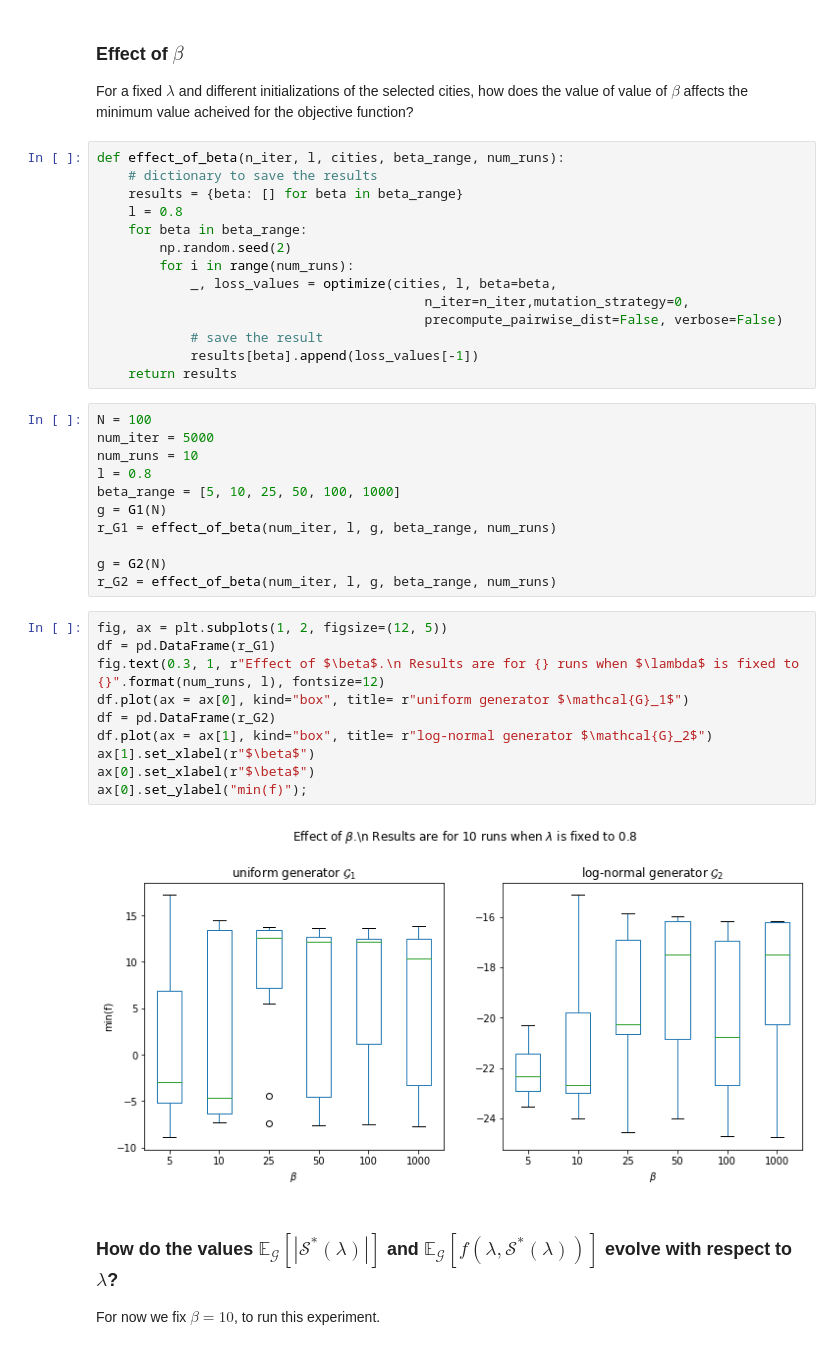
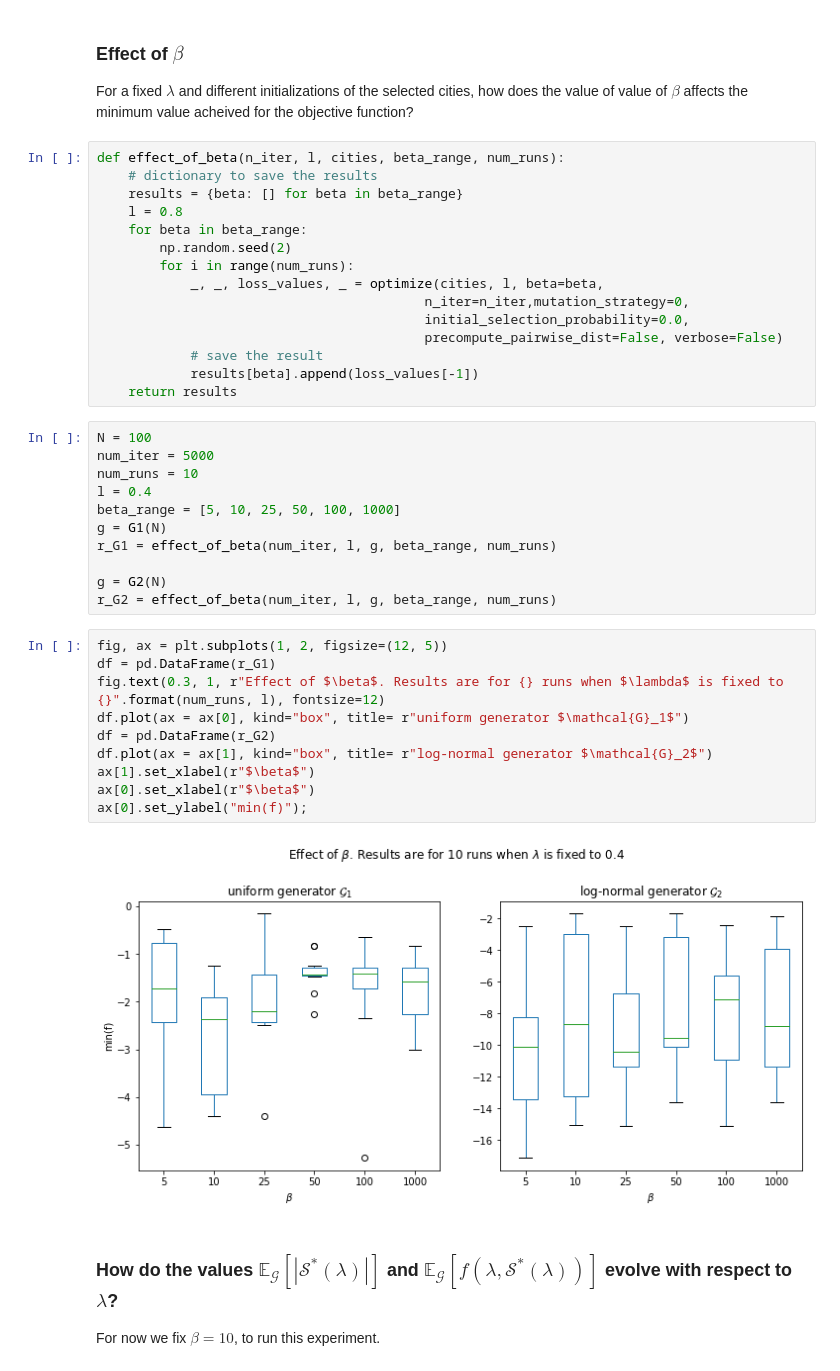
Before and after one commit to ahmadajal/MCAA_project_ADH, a Jupyter notebook: Stats & Viz.ipynb, the cells around one changed output. Cells and saved outputs as stored; diff of their text form.

```diff
--- a/Stats & Viz.ipynb
+++ b/Stats & Viz.ipynb
@@ -30,8 +29,9 @@ def effect_of_beta(n_iter, l, cities, beta_range, num_runs):
     for beta in beta_range:
         np.random.seed(2)
         for i in range(num_runs):
-            _, loss_values = optimize(cities, l, beta=beta,
+            _, _, loss_values, _ = optimize(cities, l, beta=beta,
                                           n_iter=n_iter,mutation_strategy=0,
+                                          initial_selection_probability=0.0,
                                           precompute_pairwise_dist=False, verbose=False)
             # save the result
             results[beta].append(loss_values[-1])
@@ -40,7 +40,7 @@ def effect_of_beta(n_iter, l, cities, beta_range, num_runs):
 N = 100
 num_iter = 5000
 num_runs = 10
-l = 0.8
+l = 0.4
 beta_range = [5, 10, 25, 50, 100, 1000]
 g = G1(N)
 r_G1 = effect_of_beta(num_iter, l, g, beta_range, num_runs)
@@ -50,15 +50,15 @@ r_G2 = effect_of_beta(num_iter, l, g, beta_range, num_runs)
 # %%
 fig, ax = plt.subplots(1, 2, figsize=(12, 5))
 df = pd.DataFrame(r_G1)
-fig.text(0.3, 1, r"Effect of $\beta$.\n Results are for {} runs when $\lambda$ is fixed to {}".format(num_runs, l), fontsize=12)
+fig.text(0.3, 1, r"Effect of $\beta$. Results are for {} runs when $\lambda$ is fixed to {}".format(num_runs, l), fontsize=12)
 df.plot(ax = ax[0], kind="box", title= r"uniform generator $\mathcal{G}_1$")
 df = pd.DataFrame(r_G2)
 df.plot(ax = ax[1], kind="box", title= r"log-normal generator $\mathcal{G}_2$")
 ax[1].set_xlabel(r"$\beta$")
 ax[0].set_xlabel(r"$\beta$")
 ax[0].set_ylabel("min(f)");
 # %% [output]
-[figure, old version]
+[figure, new version]
 # %% [markdown]
 ### How do the values $\mathbb{E}_{\mathcal{G}} [|\mathcal{S}^{\ast}(\lambda)|]$ and $\mathbb{E}_{\mathcal{G}} [f(\lambda, \mathcal{S}^{\ast}(\lambda))]$ evolve with respect to $\lambda$?
 
```
Also changed, not shown: parts of 4 cells of this notebook.
